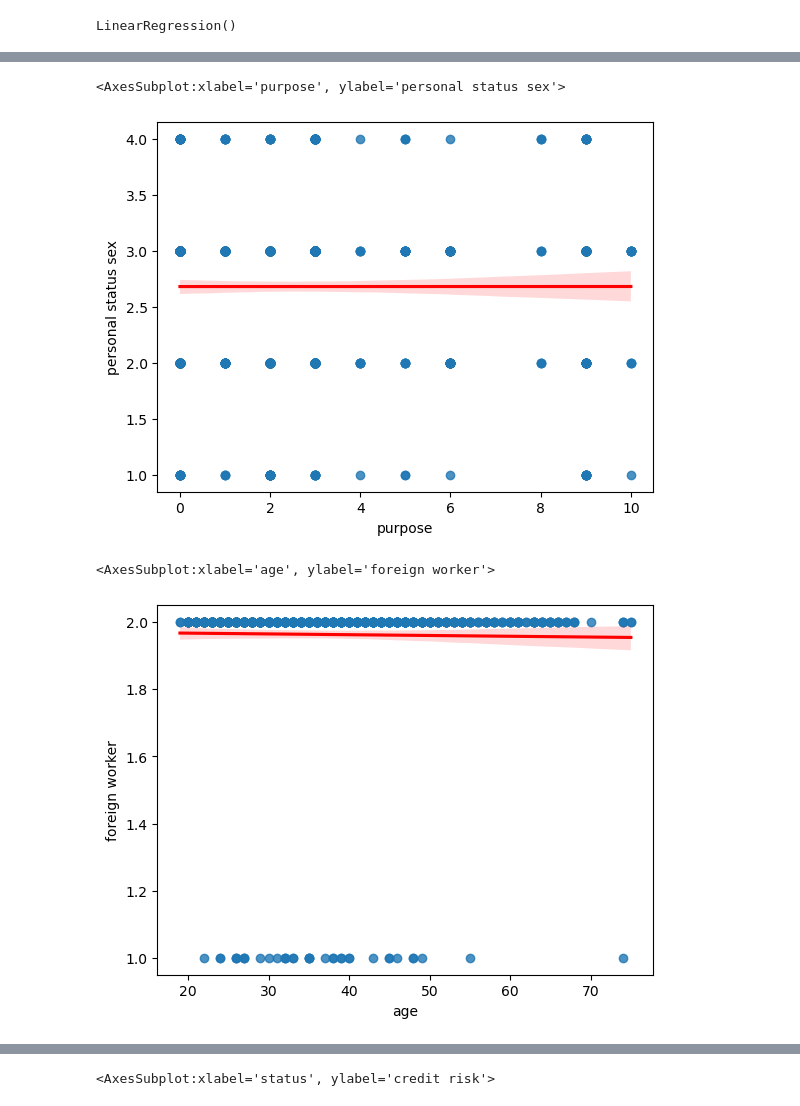
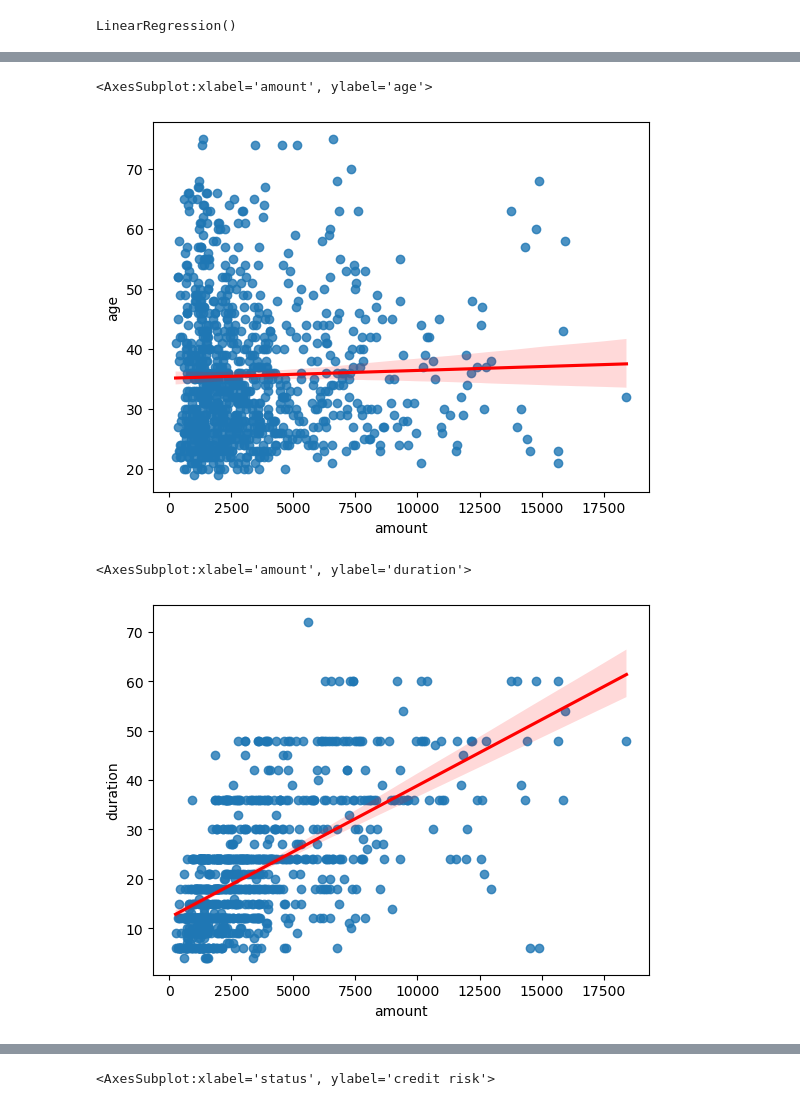
Before and after one commit to nbaggio28/bbq-final-project, a Jupyter notebook: notebooks/sgermancredit.ipynb, the cells around one changed output, grey strips where cells are left out. Saved outputs shown, nothing was run; the diff lists cells and outputs as text; code cells hidden in the pictures.

```diff
--- a/notebooks/sgermancredit.ipynb
+++ b/notebooks/sgermancredit.ipynb
@@ -120,16 +134,16 @@ LinearRegression()
 # %%
 
-##Regression of personlal status sex as target and purpose as feature
+##Regression of age as target and amount as feature
 
-sns.regplot(data=sgcredit_df, y="personal status sex", x="purpose", line_kws=dict(color="r"))
+sns.regplot(data=sgcredit_df, y="age", x="amount", line_kws=dict(color="r"))
 # %% [output]
-<AxesSubplot:xlabel='purpose', ylabel='personal status sex'>
+<AxesSubplot:xlabel='amount', ylabel='age'>
-[figure, old version]
+[figure, new version]
 # %%
-sns.regplot(data=sgcredit_df, y="foreign worker", x="age", line_kws=dict(color="r"))
+sns.regplot(data=sgcredit_df, y="duration", x="amount", line_kws=dict(color="r"))
 # %% [output]
-<AxesSubplot:xlabel='age', ylabel='foreign worker'>
+<AxesSubplot:xlabel='amount', ylabel='duration'>
-[figure, old version]
+[figure, new version]
 # %%
 # fw= sgcredit_df["foreign worker"].value_counts   , line_kws=dict(color="r")
 
```
Also changed, not shown: parts of 12 cells of this notebook.
